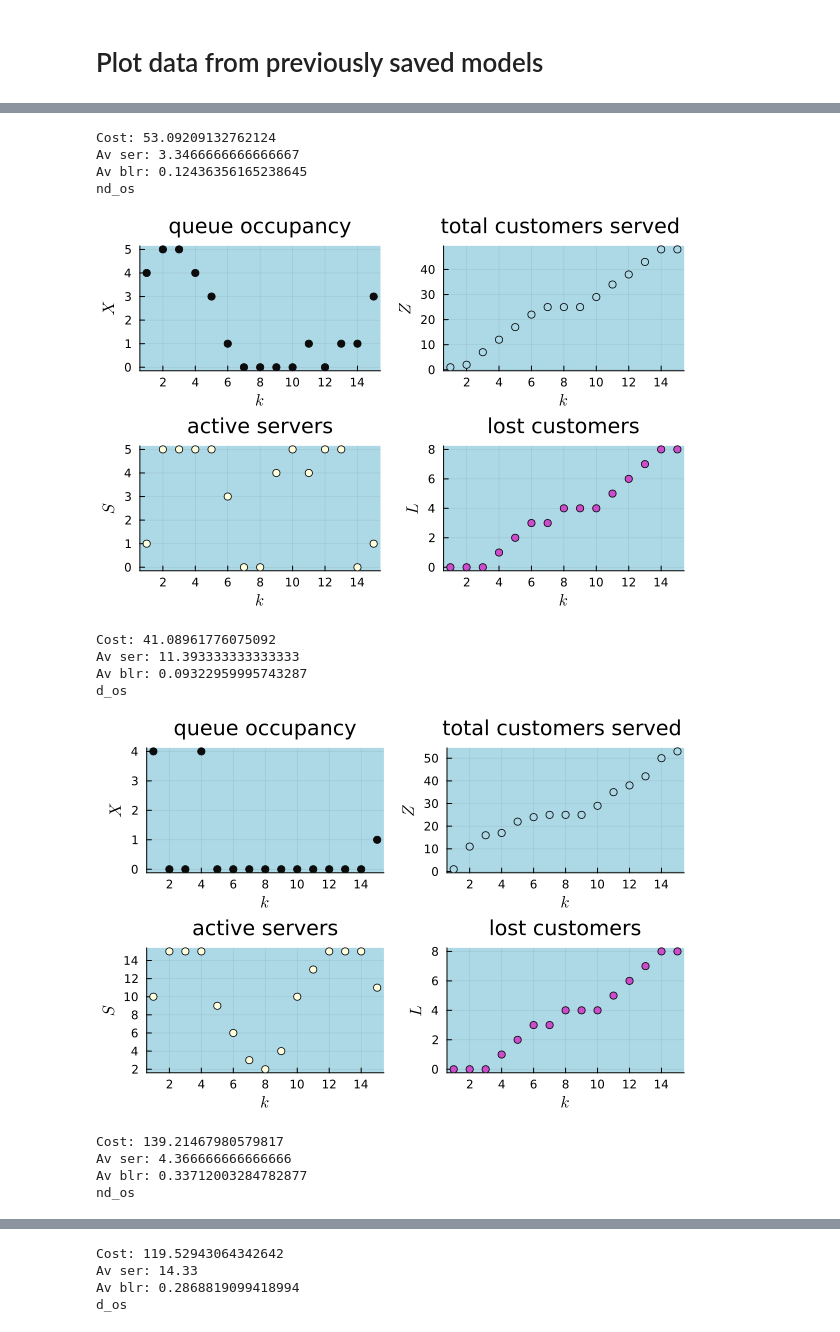
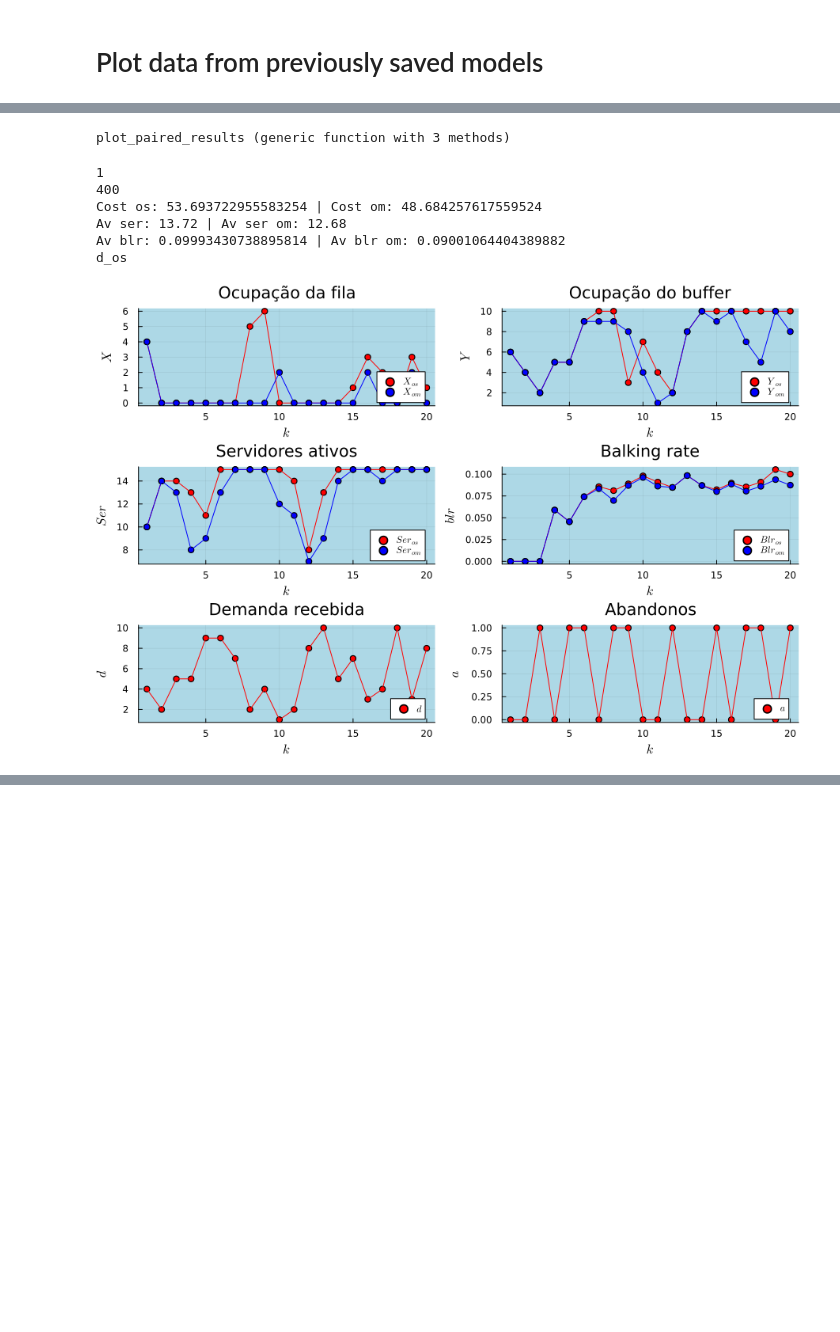
Before and after one commit to marina-daumas/tcc, a Jupyter notebook: Optimizer/plot_results.ipynb, the cells around one changed output, grey strips where cells are left out. Saved outputs shown, nothing was run; the diff lists cells and outputs as text; code cells hidden in the pictures; blank space fills up the shorter version.

```diff
--- a/Optimizer/plot_results.ipynb
+++ b/Optimizer/plot_results.ipynb
@@ -13,36 +13,65 @@ compute_metrics (generic function with 1 method)
+# %%
+function compute_metrics(res, horiz, N)
+    blr = res.L./(res.L.+res.Z)
+
+    av_blr = sum(blr)/(N*horiz)
+    av_ser = sum(res.Ser)/(N*horiz)
+    av_dr = sum(res.dr)/(N*horiz)
+
+    total_clients = sum(res.Z[:,horiz+1])/N
+    cost = res.c.ser*av_ser+ res.c.blr*av_blr
+
+    return cost, av_blr, av_dr, av_ser, total_clients, blr
+end
+# %% [output]
+plot_paired_results (generic function with 3 methods)
 # %%
-id_list = readdir("results/")
-# id_list = ["cuoasrvwys.txt", "xuzaahusin.txt", "pulytlwhjy.txt", "dckigensnh.txt"]
+# id_list = readdir("results/")
+id_list = ["d_os_20_10_1_6_10_9_15_3.txt"]
+# id_list = ["d_os_20_14_1_4_8.txt"]
 
 df = CSV.read("results.csv", DataFrame)
+d_mat2, a_mat2 = nothing, nothing
+d_mat, a_mat = nothing, nothing
 
 for filename in id_list
     model_dict = deserialize("results//"*filename)
     a_mat = model_dict["a"]
     d_mat = model_dict["d"]
     res = model_dict["res"]
 
+
+    model_dict2 = deserialize("results//"* "d_om_20_10_1_6_10_9_15_3.txt")
+    a_mat2 = model_dict2["a"]
+    d_mat2 = model_dict2["d"]
+    res2 = model_dict2["res"]
+
+
     result_id = splitext(filename)[1]
     metrics = filter(:result_id => ==(result_id), df)
 
-    println("Cost: ", metrics[!, "cost"][1])
-    println("Av ser: ", metrics[!, "av_ser"][1])
-    println("Av blr: ", metrics[!, "av_blr"][1])
+    cost, av_blr, av_dr, av_ser, total_clients, blr = compute_metrics(res, metrics[!, "horiz"][1], 10)
+    cost2, av_blr2, av_dr2, av_ser2, total_clients2, blr2 = compute_metrics(res2, metrics[!, "horiz"][1], 10)
 
-    plot_results(res, metrics[!, "horiz"][1], 1)
+    println(res.c.ser)
+    println(res.c.blr)
+    println("Cost os: ", cost, " | Cost om: ", cost2)
+    println("Av ser: ", av_ser, " | Av ser om: ", av_ser2)
+    println("Av blr: ", av_blr, " | Av blr om: ", av_blr2)
+
+    label = [L"X_{os}", L"Y_{os}", L"Ser_{os}", L"Blr_{os}", L"d", L"a",
+           L"X_{om}", L"Y_{om}", L"Ser_{om}", L"Blr_{om}"]
+
+    ylabel = [L"X" L"Y" L"Ser" L"blr" L"d" L"a"]
+    title = ["Ocupação da fila" "Ocupação do buffer" "Servidores ativos" "Balking rate" "Demanda recebida" "Abandonos"]
+
+    plot_paired_results(label, ylabel, title, res, metrics, 2, blr, d_mat, a_mat, res2, blr2, d_mat2, a_mat2)
 end
 # %% [output]
-Cost: 53.09209132762124
-Av ser: 3.3466666666666667
-Av blr: 0.12436356165238645
-nd_os
+1
+400
+Cost os: 53.693722955583254 | Cost om: 48.684257617559524
+Av ser: 13.72 | Av ser om: 12.68
+Av blr: 0.09993430738895814 | Av blr om: 0.09001064404389882
+d_os
-[figure, old version]
+[figure, new version]
-Cost: 41.08961776075092
-Av ser: 11.393333333333333
-Av blr: 0.09322959995743287
-d_os
-[figure, removed]
-Cost: 139.21467980579817
-Av ser: 4.366666666666666
-Av blr: 0.33712003284782877
-nd_os
@@ -50,4 +77,0 @@ nd_os
-Cost: 119.52943064342642
-Av ser: 14.33
-Av blr: 0.2868819099418994
-d_os
```
Also changed, not shown: parts of 3 cells of this notebook, 8 other files.
